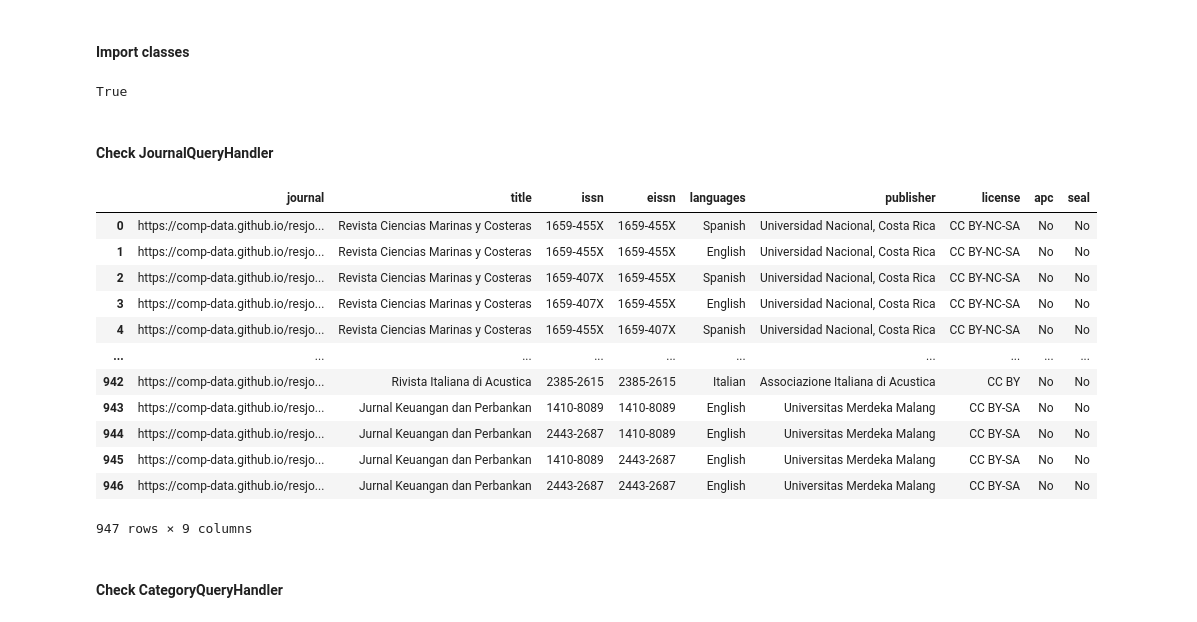
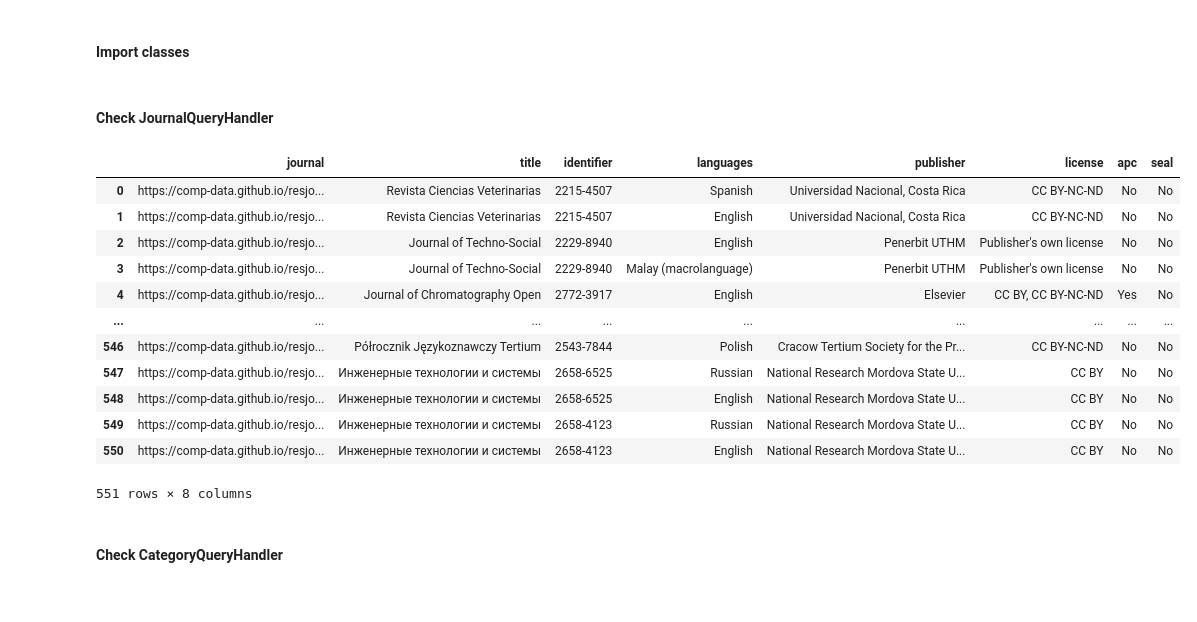
Before and after one commit to edotarp/Perfect-Stranger-DHDK-2025, a Jupyter notebook: our_project/test_impl.ipynb, the cells around one changed output. Saved outputs shown, nothing was run; the diff lists cells and outputs as text; code cells hidden in the pictures.

Commit message:
impl update after first test session

```diff
--- a/our_project/test_impl.ipynb
+++ b/our_project/test_impl.ipynb
@@ -5,58 +3,62 @@ from impl_with_modification import JournalUploadHandler, CategoryUploadHandler,
 # %%
-from impl_with_modification import JournalUploadHandler, CategoryUploadHandler, JournalQueryHandler, CategoryQueryHandler, BasicQueryEngine
-path = ' http://10.201.19.160:9999/blazegraph/'
+from impl_to_play import JournalUploadHandler, CategoryUploadHandler, JournalQueryHandler, CategoryQueryHandler, FullQueryEngine
+# from impl import JournalUploadHandler, CategoryUploadHandler, JournalQueryHandler, CategoryQueryHandler, BasicQueryEngine
+# from impl_with_modification import JournalUploadHandler, CategoryUploadHandler, JournalQueryHandler, CategoryQueryHandler, BasicQueryEngine
+
+path = 'http://10.201.42.7:9999/blazegraph/'
 grp_endpoint = f'{path}sparql'
 # java -server -Xmx1g -jar blazegraph.jar
-
-# set Journal methods
-
-jou = JournalUploadHandler()
-jou.setDbPathOrUrl(grp_endpoint)
-jou.pushDataToDb('test_data/doaj.csv')
-
-jou_qh = JournalQueryHandler()
-jou_qh.setDbPathOrUrl(grp_endpoint)
 
 # set Category methods
 
 real_path = 'trial.db'
 cat = CategoryUploadHandler()
 cat.setDbPathOrUrl(real_path)
-cat.pushDataToDb('test_data/scimago.json')
+# cat.pushDataToDb('test_data/scimago.json')
 
 cat_qh = CategoryQueryHandler()
 cat_qh.setDbPathOrUrl(real_path)
 
+# set Journal methods
+
+jou = JournalUploadHandler()
+jou.setDbPathOrUrl(grp_endpoint)
+# jou.pushDataToDb('test_data/doaj.csv')
+
+jou_qh = JournalQueryHandler()
+jou_qh.setDbPathOrUrl(grp_endpoint)
+
 # set Engine methods
 
-que = BasicQueryEngine()
+que = FullQueryEngine()
 que.addJournalHandler(jou_qh)
 que.addCategoryHandler(cat_qh)
-# %% [output]
-True
 # %% [markdown]
 #### Check JournalQueryHandler
 # %%
-# result_q1 = jou_qh.getJournalsWithTitle('مجلة كلي')
-result_q1 = jou_qh.getAllJournals()
-# result_q1 = jou_qh.getJournalsWithDOAJSeal()
-# result_q1 = jou_qh.getById('2532-2615') # 2532-2615 2385-2615
+# result_j1 = jou_qh.getById('2532-2615') # 2532-2615 2385-2615
+result_j1 = jou_qh.getAllJournals()
+# result_j1 = jou_qh.getJournalsWithTitle('Cuadernos de Lingüística de El Colegio')
+# result_j1 = jou_qh.getJournalsPublishedBy('ITB Journal Publisher')
+# result_j1 = jou_qh.getJournalsWithLicense('CC BY')
+# result_j1 = jou_qh.getJournalsWithAPC()
+# result_j1 = jou_qh.getJournalsWithDOAJSeal()
 
-result_q1
+result_j1
 # %% [output]
-|  | journal | title | issn | eissn | languages | publisher | license | apc | seal |
-| 0 | https://comp-data.github.io/resjo... | Revista Ciencias Marinas y Costeras | 1659-455X | 1659-455X | Spanish | Universidad Nacional, Costa Rica | CC BY-NC-SA | No | No |
-| 1 | https://comp-data.github.io/resjo... | Revista Ciencias Marinas y Costeras | 1659-455X | 1659-455X | English | Universidad Nacional, Costa Rica | CC BY-NC-SA | No | No |
-| 2 | https://comp-data.github.io/resjo... | Revista Ciencias Marinas y Costeras | 1659-407X | 1659-455X | Spanish | Universidad Nacional, Costa Rica | CC BY-NC-SA | No | No |
-| 3 | https://comp-data.github.io/resjo... | Revista Ciencias Marinas y Costeras | 1659-407X | 1659-455X | English | Universidad Nacional, Costa Rica | CC BY-NC-SA | No | No |
-| 4 | https://comp-data.github.io/resjo... | Revista Ciencias Marinas y Costeras | 1659-455X | 1659-407X | Spanish | Universidad Nacional, Costa Rica | CC BY-NC-SA | No | No |
-| ... | ... | ... | ... | ... | ... | ... | ... | ... | ... |
-| 942 | https://comp-data.github.io/resjo... | Rivista Italiana di Acustica | 2385-2615 | 2385-2615 | Italian | Associazione Italiana di Acustica | CC BY | No | No |
-| 943 | https://comp-data.github.io/resjo... | Jurnal Keuangan dan Perbankan | 1410-8089 | 1410-8089 | English | Universitas Merdeka Malang | CC BY-SA | No | No |
-| 944 | https://comp-data.github.io/resjo... | Jurnal Keuangan dan Perbankan | 2443-2687 | 1410-8089 | English | Universitas Merdeka Malang | CC BY-SA | No | No |
-| 945 | https://comp-data.github.io/resjo... | Jurnal Keuangan dan Perbankan | 1410-8089 | 2443-2687 | English | Universitas Merdeka Malang | CC BY-SA | No | No |
-| 946 | https://comp-data.github.io/resjo... | Jurnal Keuangan dan Perbankan | 2443-2687 | 2443-2687 | English | Universitas Merdeka Malang | CC BY-SA | No | No |
+|  | journal | title | identifier | languages | publisher | license | apc | seal |
+| 0 | https://comp-data.github.io/resjo... | Revista Ciencias Veterinarias | 2215-4507 | Spanish | Universidad Nacional, Costa Rica | CC BY-NC-ND | No | No |
+| 1 | https://comp-data.github.io/resjo... | Revista Ciencias Veterinarias | 2215-4507 | English | Universidad Nacional, Costa Rica | CC BY-NC-ND | No | No |
+| 2 | https://comp-data.github.io/resjo... | Journal of Techno-Social | 2229-8940 | English | Penerbit UTHM | Publisher's own license | No | No |
+| 3 | https://comp-data.github.io/resjo... | Journal of Techno-Social | 2229-8940 | Malay (macrolanguage) | Penerbit UTHM | Publisher's own license | No | No |
+| 4 | https://comp-data.github.io/resjo... | Journal of Chromatography Open | 2772-3917 | English | Elsevier | CC BY, CC BY-NC-ND | Yes | No |
+| ... | ... | ... | ... | ... | ... | ... | ... | ... |
+| 546 | https://comp-data.github.io/resjo... | Półrocznik Językoznawczy Tertium | 2543-7844 | Polish | Cracow Tertium Society for the Pr... | CC BY-NC-ND | No | No |
+| 547 | https://comp-data.github.io/resjo... | Инженерные технологии и системы | 2658-6525 | Russian | National Research Mordova State U... | CC BY | No | No |
+| 548 | https://comp-data.github.io/resjo... | Инженерные технологии и системы | 2658-6525 | English | National Research Mordova State U... | CC BY | No | No |
+| 549 | https://comp-data.github.io/resjo... | Инженерные технологии и системы | 2658-4123 | Russian | National Research Mordova State U... | CC BY | No | No |
+| 550 | https://comp-data.github.io/resjo... | Инженерные технологии и системы | 2658-4123 | English | National Research Mordova State U... | CC BY | No | No |
-947 rows × 9 columns
+551 rows × 8 columns
 # %% [markdown]
 #### Check CategoryQueryHandler
 # %%
```
Also changed, not shown: parts of 5 cells of this notebook, 1 other file.
